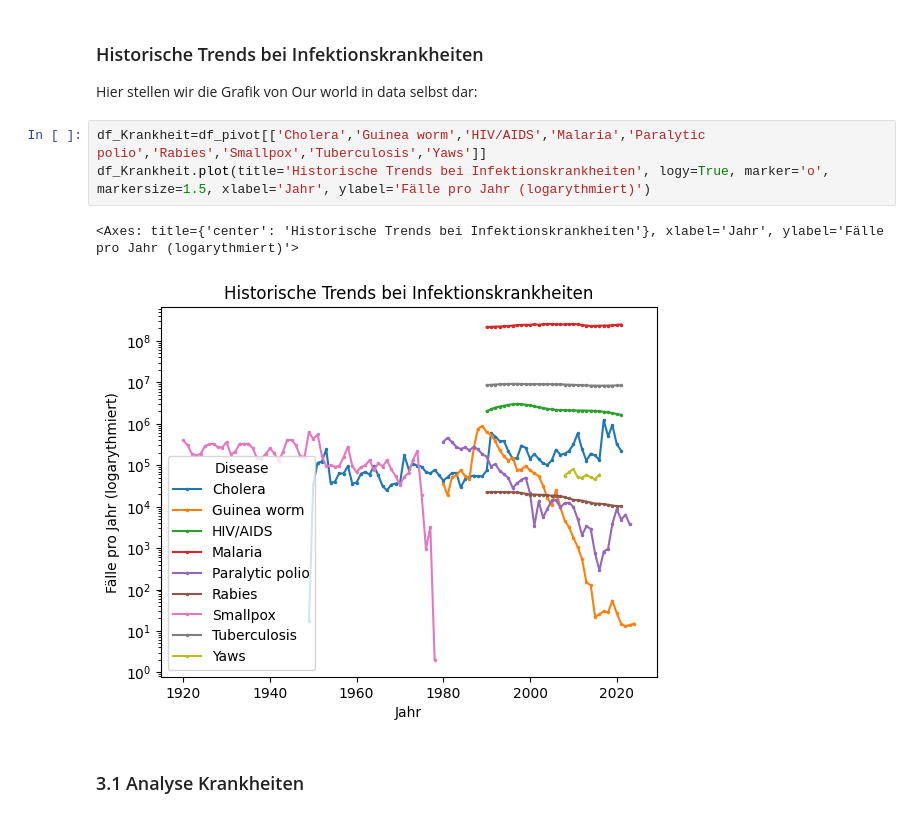
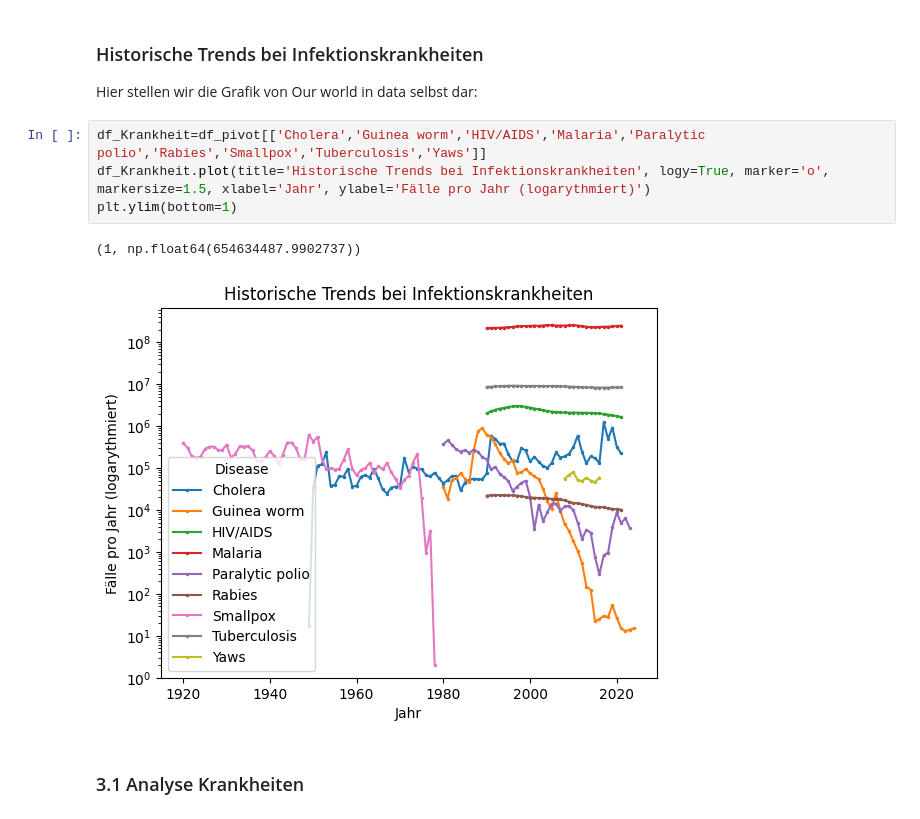
Before and after one commit to Retikulum94/Leistungsnachweis_2, a Jupyter notebook: Leistungsnachweis Infektionskrankheiten im Verlauf der Zeit.ipynb, the cells around one changed output. Cells and saved outputs as stored; diff of their text form.

```diff
--- a/Leistungsnachweis Infektionskrankheiten im Verlauf der Zeit.ipynb
+++ b/Leistungsnachweis Infektionskrankheiten im Verlauf der Zeit.ipynb
@@ -66,9 +66,10 @@ Hier stellen wir die Grafik von Our world in data selbst dar:
 # %%
 df_Krankheit=df_pivot[['Cholera','Guinea worm','HIV/AIDS','Malaria','Paralytic polio','Rabies','Smallpox','Tuberculosis','Yaws']]
 df_Krankheit.plot(title='Historische Trends bei Infektionskrankheiten', logy=True, marker='o', markersize=1.5, xlabel='Jahr', ylabel='Fälle pro Jahr (logarythmiert)')
+plt.ylim(bottom=1)
 # %% [output]
-<Axes: title={'center': 'Historische Trends bei Infektionskrankheiten'}, xlabel='Jahr', ylabel='Fälle pro Jahr (logarythmiert)'>
+(1, np.float64(654634487.9902737))
-[figure, old version]
+[figure, new version]
 # %% [markdown]
 ### 3.1 Analyse Krankheiten
 # %%
```
Also changed, not shown: parts of 5 cells of this notebook.
